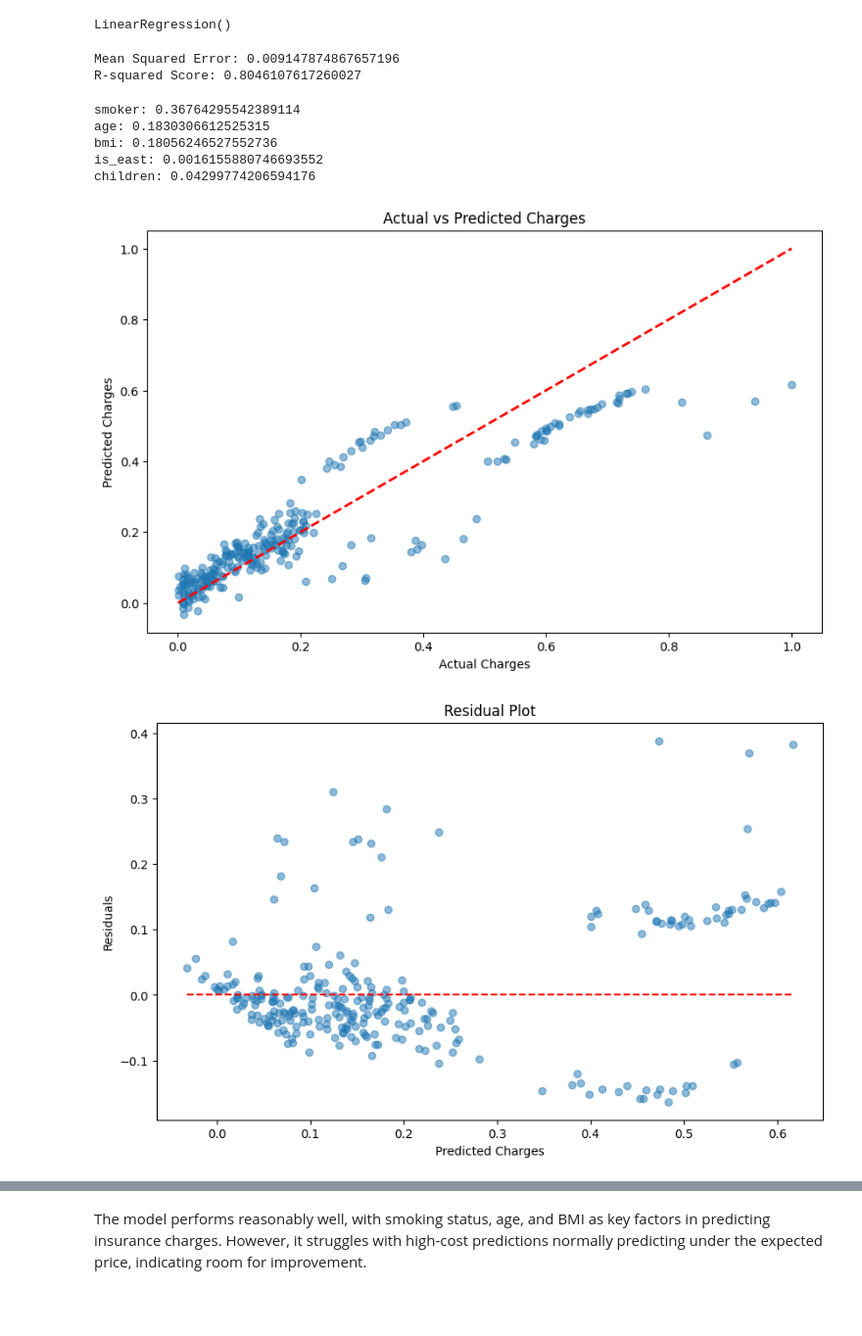
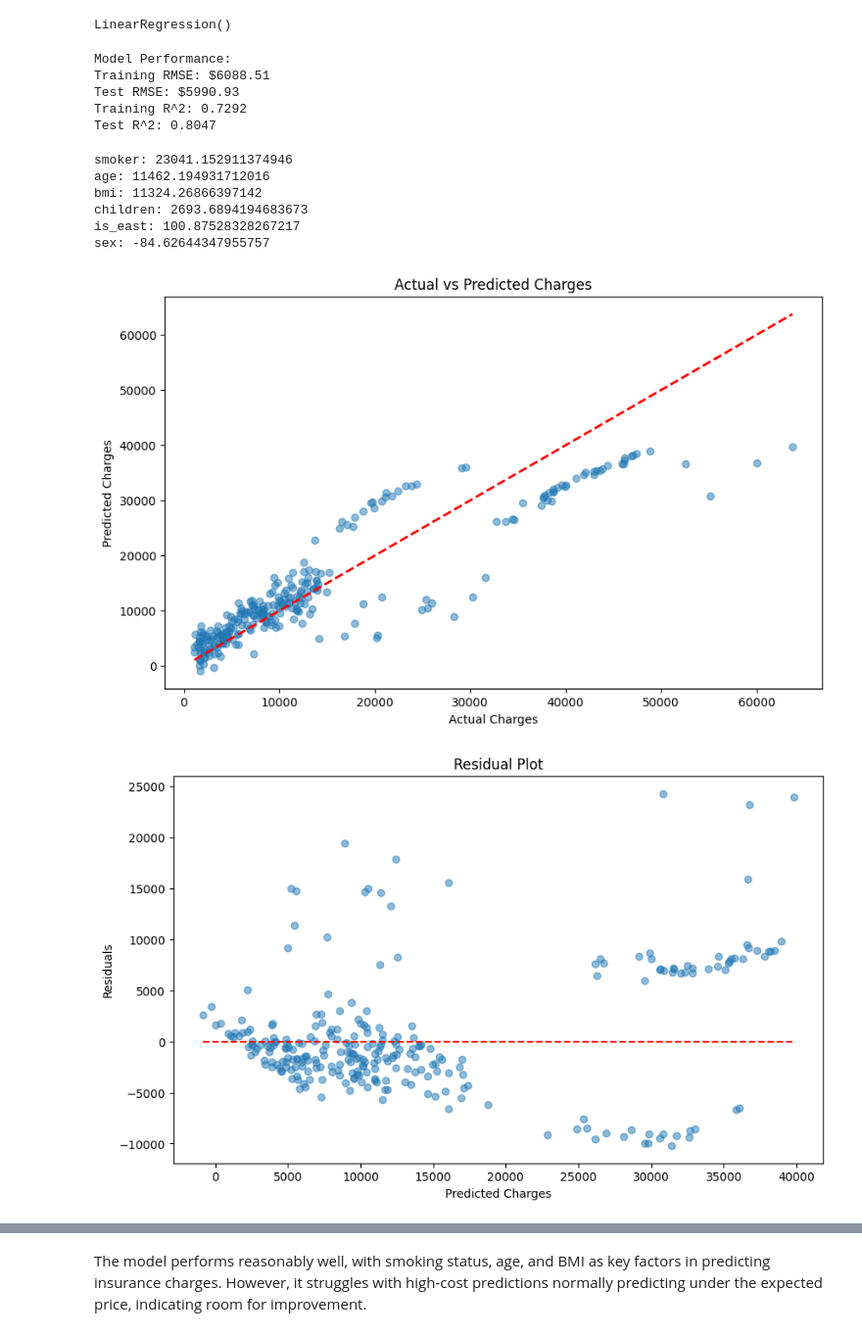
Before and after one commit to GuillePrograma94/LinearRegressionProjectTutorial, a Jupyter notebook: src/explore.ipynb, the cells around one changed output, grey strips where cells are left out. Shown at 98% size. Cells and saved outputs as stored; diff of their text form; code cells hidden in the pictures; blank space fills up the shorter version.

```diff
--- a/src/explore.ipynb
+++ b/src/explore.ipynb
@@ -364,0 +373,9 @@ X_train, X_test, y_train, y_test = train_test_split(X, y, test_size=0.2, random_
+# %%
+correlation_threshold = 0.06
+correlations = df_train_scaled.corr()[target].abs().sort_values(ascending=False)
+selected_features = correlations[correlations > correlation_threshold].index.tolist()
+selected_features.remove(target)
+
+print("Correlations with target:")
+for feature in selected_features:
+    print(f"{feature}: {correlations[feature]:.4f}")
@@ -364,0 +390,3 @@ X_train, X_test, y_train, y_test = train_test_split(X, y, test_size=0.2, random_
+# %%
+X_train_selected = X_train_scaled[selected_features]
+X_test_selected = X_test_scaled[selected_features]
@@ -365,5 +395,5 @@ X_train, X_test, y_train, y_test = train_test_split(X, y, test_size=0.2, random_
 # %%
 model = LinearRegression()
-model.fit(X_train, y_train)
+model.fit(X_train_selected, y_train)
 # %% [output]
 LinearRegression()
@@ -372,9 +400,3 @@ y_pred = model.predict(X_test)
-# %%
-mse = mean_squared_error(y_test, y_pred)
-r2 = r2_score(y_test, y_pred)
-
-print(f"Mean Squared Error: {mse}")
-print(f"R-squared Score: {r2}")
-# %% [output]
-Mean Squared Error: 0.009147874867657196
-R-squared Score: 0.8046107617260027
+# %%
+y_train_pred = model.predict(X_train_selected)
+y_test_pred = model.predict(X_test_selected)
@@ -381,31 +411,45 @@ R-squared Score: 0.8046107617260027
+# %%
+# We print results
+print("Model Performance:")
+print(f"Training RMSE: ${train_rmse:.2f}")
+print(f"Test RMSE: ${test_rmse:.2f}")
+print(f"Training R^2: {train_r2:.4f}")
+print(f"Test R^2: {test_r2:.4f}")
+# %% [output]
+Model Performance:
+Training RMSE: $6088.51
+Test RMSE: $5990.93
+Training R^2: 0.7292
+Test R^2: 0.8047
 # %%
 # Print feature coefficients
 for feature, coef in zip(selected_features, model.coef_):
     print(f"{feature}: {coef}")
 
 # Plot actual vs predicted values
 plt.figure(figsize=(10, 6))
-plt.scatter(y_test, y_pred, alpha=0.5)
+plt.scatter(y_test, y_test_pred, alpha=0.5)
 plt.plot([y_test.min(), y_test.max()], [y_test.min(), y_test.max()], 'r--', lw=2)
 plt.xlabel("Actual Charges")
 plt.ylabel("Predicted Charges")
 plt.title("Actual vs Predicted Charges")
 plt.show()
 
 # Plot residuals
-residuals = y_test - y_pred
+residuals = y_test - y_test_pred
 plt.figure(figsize=(10, 6))
-plt.scatter(y_pred, residuals, alpha=0.5)
-plt.hlines(y=0, xmin=y_pred.min(), xmax=y_pred.max(), colors='r', linestyles='--')
+plt.scatter(y_test_pred, residuals, alpha=0.5)
+plt.hlines(y=0, xmin=y_test_pred.min(), xmax=y_test_pred.max(), colors='r', linestyles='--')
 plt.xlabel("Predicted Charges")
 plt.ylabel("Residuals")
 plt.title("Residual Plot")
 plt.show()
 # %% [output]
-smoker: 0.36764295542389114
-age: 0.1830306612525315
-bmi: 0.18056246527552736
-is_east: 0.0016155880746693552
-children: 0.04299774206594176
+smoker: 23041.152911374946
+age: 11462.194931712016
+bmi: 11324.26866397142
+children: 2693.6894194683673
+is_east: 100.87528328267217
+sex: -84.62644347955757
-[figure, old version]
+[figure, new version]
-[figure, old version]
+[figure, new version]
```
Also changed, not shown: parts of 29 cells of this notebook.
